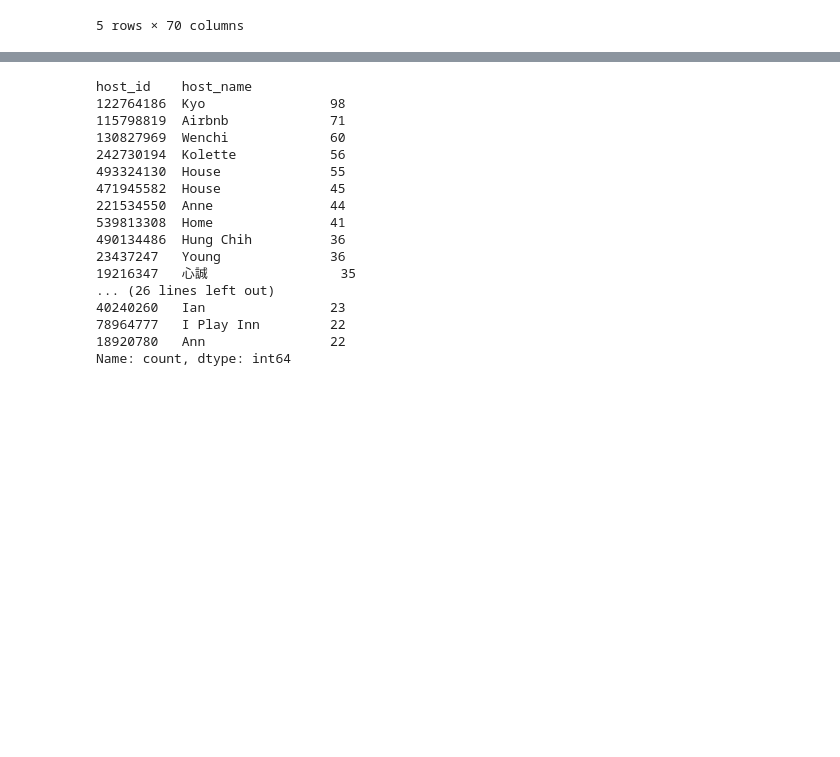
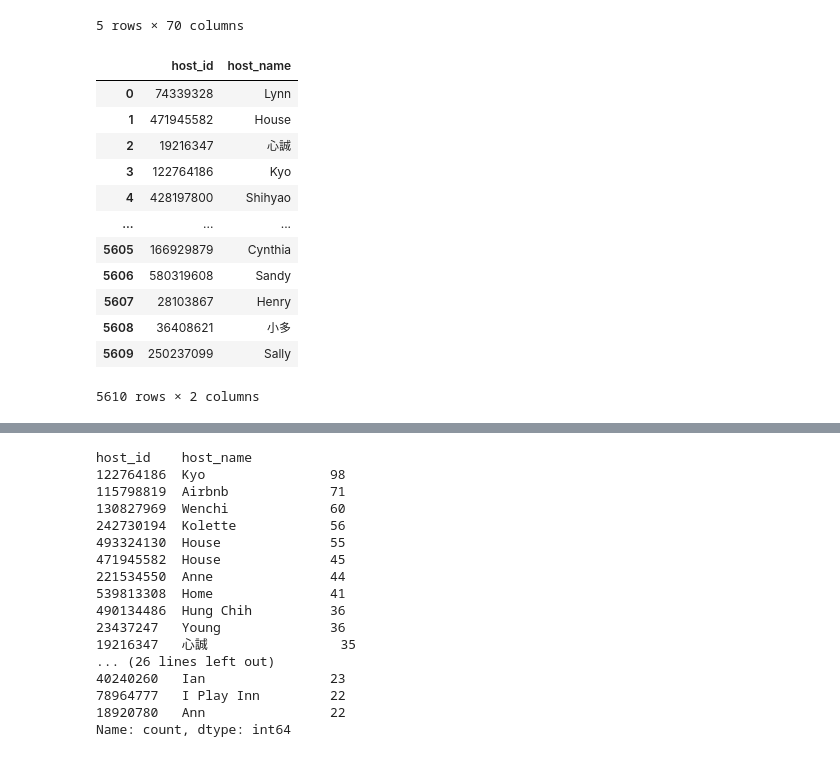
Before and after one commit to tjwei/DataScienceSoftware2024, a Jupyter notebook: 03-pands/explore_airbnb.ipynb, the cells around one changed output, grey strips where cells are left out. Saved outputs shown, nothing was run; the diff lists cells and outputs as text; code cells hidden in the pictures; blank space fills up the shorter version.

```diff
--- a/03-pands/explore_airbnb.ipynb
+++ b/03-pands/explore_airbnb.ipynb
@@ -226,3 +233,20 @@ listings.head()
 | 3 | 996828202033196618 | 西門町精緻雙人房 Ximending Double Room | Take it easy at this unique and t... | NaN | 122764186 | https://www.airbnb.com/users/show... | Kyo | 2017-03-26 | ... |
 | 4 | 52928274 | Good area電梯二樓，2nd floor single su... | Facing the park, the environment ... | NaN | 428197800 | https://www.airbnb.com/users/show... | Shihyao | 2021-10-20 | ... |
 5 rows × 70 columns
+# %%
+# fancy indexing, show only interesting columns
+listings[['host_id', 'host_name']]
+# %% [output]
+|  | host_id | host_name |
+| 0 | 74339328 | Lynn |
+| 1 | 471945582 | House |
+| 2 | 19216347 | 心誠 |
+| 3 | 122764186 | Kyo |
+| 4 | 428197800 | Shihyao |
+| ... | ... | ... |
+| 5605 | 166929879 | Cynthia |
+| 5606 | 580319608 | Sandy |
+| 5607 | 28103867 | Henry |
+| 5608 | 36408621 | 小多 |
+| 5609 | 250237099 | Sally |
+5610 rows × 2 columns
```
Also changed, not shown: parts of 25 cells of this notebook, 3 other files.
